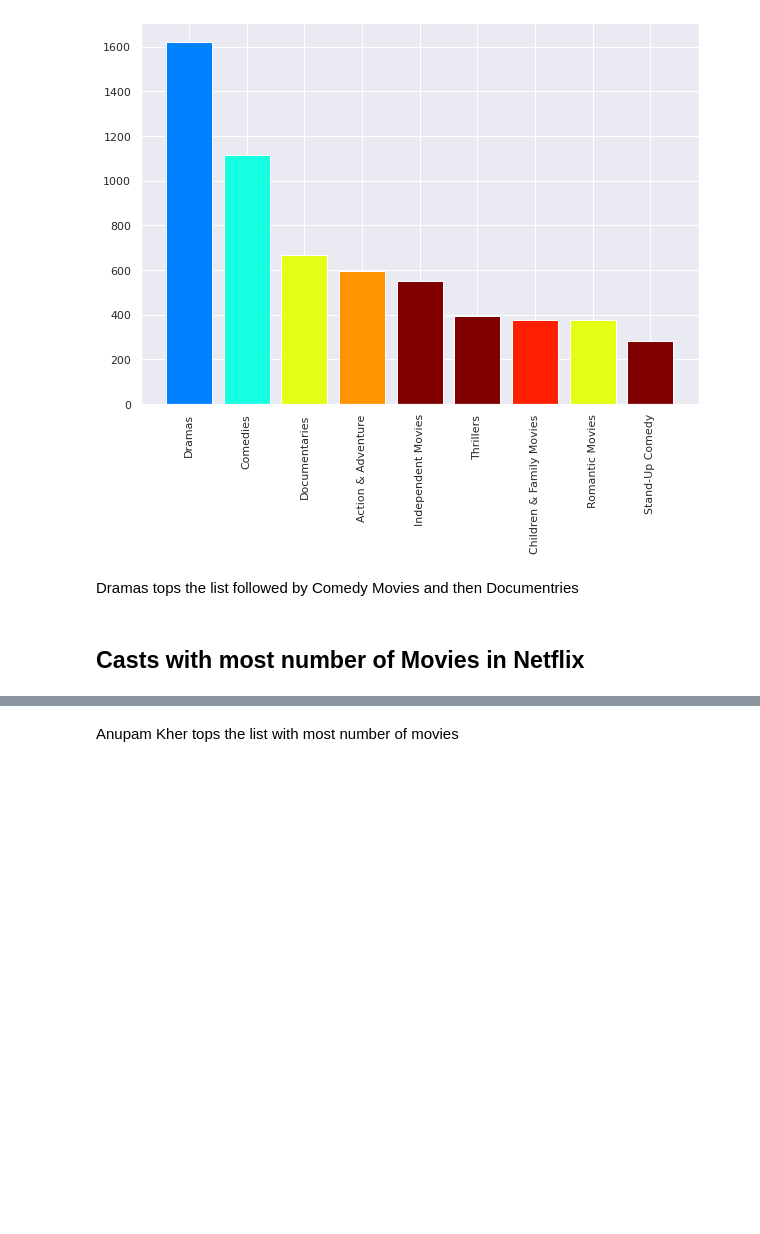
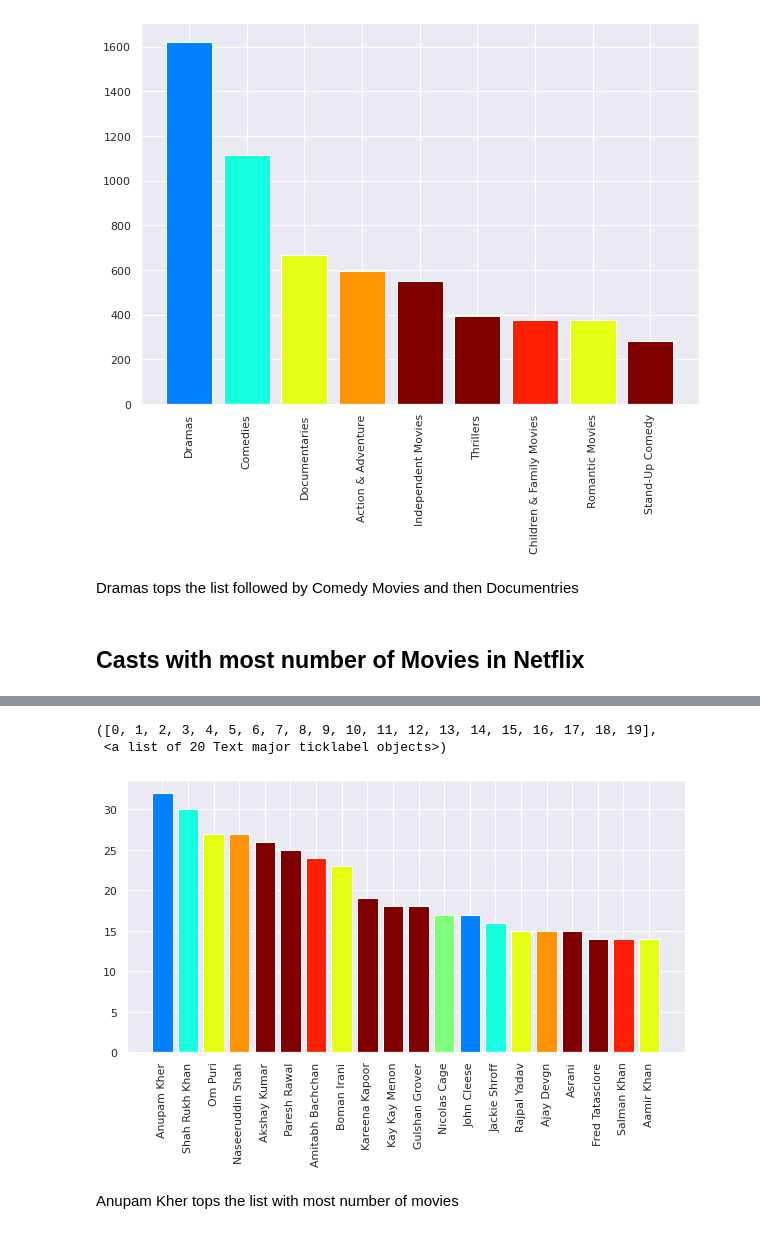
Before and after one commit to SahilChachra/Netflix-Data-Visualization, a Jupyter notebook: Netflix Data Visualization.ipynb, the cells around one changed output, grey strips where cells are left out. Drawn from its saved outputs; the diff is of its cells as text; code cells hidden in the pictures; blank space fills up the shorter version.

```diff
--- a/Netflix Data Visualization.ipynb
+++ b/Netflix Data Visualization.ipynb
@@ -245,11 +248,15 @@ values = finalSortedList.values()
 # %%
 plt.figure(figsize=(10,5))
 
-data = [2, 3, 5, 6, 8, 12, 7, 5,9,11,10,4]
+dataColorDirector = [2, 3, 5, 6, 8, 12, 7, 5,9,11,10,4]
 my_cmap = cm.get_cmap('jet')
 my_norm = Normalize(vmin=0, vmax=8)
 
-plt.bar(keys,values,color=my_cmap(my_norm(data)))
+plt.bar(keys,values,color=my_cmap(my_norm(dataColorDirector)))
 plt.xticks(rotation=90)
+# %% [output]
+([0, 1, 2, 3, 4, 5, 6, 7, 8, 9, 10, 11, 12, 13, 14, 15, 16, 17, 18, 19],
+ <a list of 20 Text major ticklabel objects>)
+[figure, added]
 # %% [markdown]
 Anupam Kher tops the list with most number of movies
```
Also changed, not shown: parts of 17 cells of this notebook.
